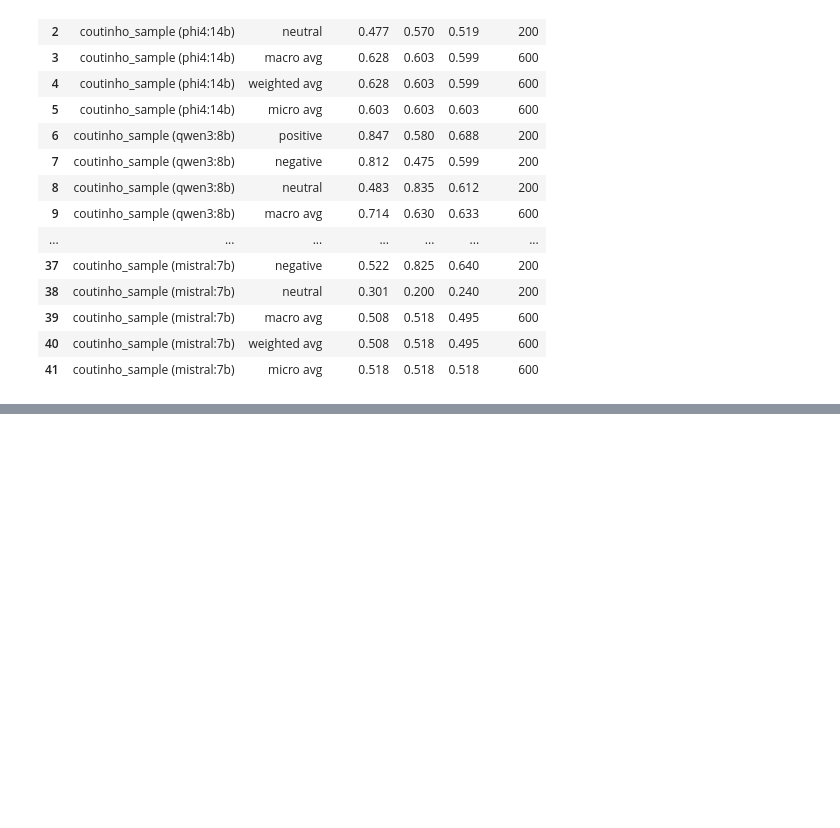
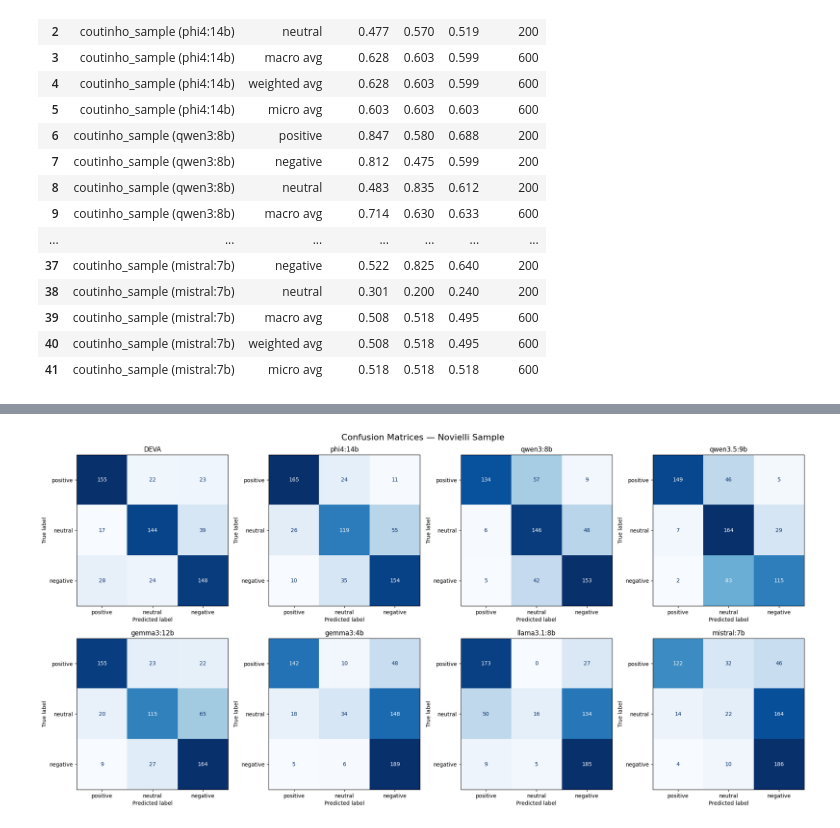
Before and after one commit to davidmrc6/bep, a Jupyter notebook: notebooks/main.ipynb, the cells around one changed output, grey strips where cells are left out. Cells and saved outputs as stored; diff of their text form; code cells hidden in the pictures; blank space fills up the shorter version.

Commit message:
comparing llm to deva on same sampled dataset

```diff
--- a/notebooks/main.ipynb
+++ b/notebooks/main.ipynb
@@ -530,9 +533,9 @@ all_metrics = []
 for model in MODELS:
     col = f"{model}_polarity"
     # skip models that errored out entirely
-    valid = df_sample[df_sample[col] != "error"]
+    valid = df_sample_nov[df_sample_nov[col] != "error"]
     if len(valid) < 10:
-        print(f"Skipping {model} — too many errors ({len(df_sample) - len(valid)}/{len(df_sample)})")
+        print(f"Skipping {model} — too many errors ({len(df_sample_nov) - len(valid)}/{len(df_sample)})")
         continue
     metrics = compute_metrics(valid, f'novielli_sample ({model})', pred_col=col).round(3)
     all_metrics.append(metrics)
@@ -559,6 +562,8 @@ metrics_llm
 | 41 | novielli_sample (mistral:7b) | micro avg | 0.550 | 0.550 | 0.550 | 600 |
 # %%
 df_sample_cou = sample_balanced(df_coutinho)
+df_sample_cou.insert(0, 'id', range(len(df_sample_cou)))
+write_deva_input(df_sample_cou, '../input/deva/cou_gh_sample.txt', text_col='clean_message')
 
 for model in MODELS:
     col = f"{model}_polarity"
@@ -622,0 +664,36 @@ metrics_llm
+# %%
+labels = ['positive', 'neutral', 'negative']
+
+def plot_confusion_matrix(y_true, y_pred, model_name, dataset_name):
+    cm = confusion_matrix(y_true, y_pred, labels=labels)
+    disp = ConfusionMatrixDisplay(cm, display_labels=labels)
+    disp.plot(cmap='Blues')
+    plt.title(f'{model_name} — {dataset_name}')
+    plt.tight_layout()
+    plt.show()
+# %%
+models = ['phi4:14b', 'qwen3:8b', 'qwen3.5:9b', 'gemma3:12b',
+          'gemma3:4b', 'llama3.1:8b', 'mistral:7b']
+
+fig, axes = plt.subplots(2, 4, figsize=(20, 10))
+axes = axes.flatten()
+
+cm = confusion_matrix(df_merged_nov_sample['polarity'],
+                      df_merged_nov_sample['deva_polarity'], labels=labels)
+disp = ConfusionMatrixDisplay(cm, display_labels=labels)
+disp.plot(ax=axes[0], cmap='Blues', colorbar=False)
+axes[0].set_title('DEVA')
+
+for i, model in enumerate(models):
+    cm = confusion_matrix(df_sample_nov['polarity'],
+                          df_sample_nov[f'{model}_polarity'], labels=labels)
+    disp = ConfusionMatrixDisplay(cm, display_labels=labels)
+    disp.plot(ax=axes[i + 1], cmap='Blues', colorbar=False)
+    axes[i + 1].set_title(model)
+
+fig.suptitle('Confusion Matrices — Novielli Sample', fontsize=16)
+plt.tight_layout()
+fig.savefig('../output/confusion_matrices_novielli.png', dpi=150, bbox_inches='tight')
+plt.show()
+# %% [output]
+[figure, added]
```
Also changed, not shown: parts of 5 cells of this notebook.
